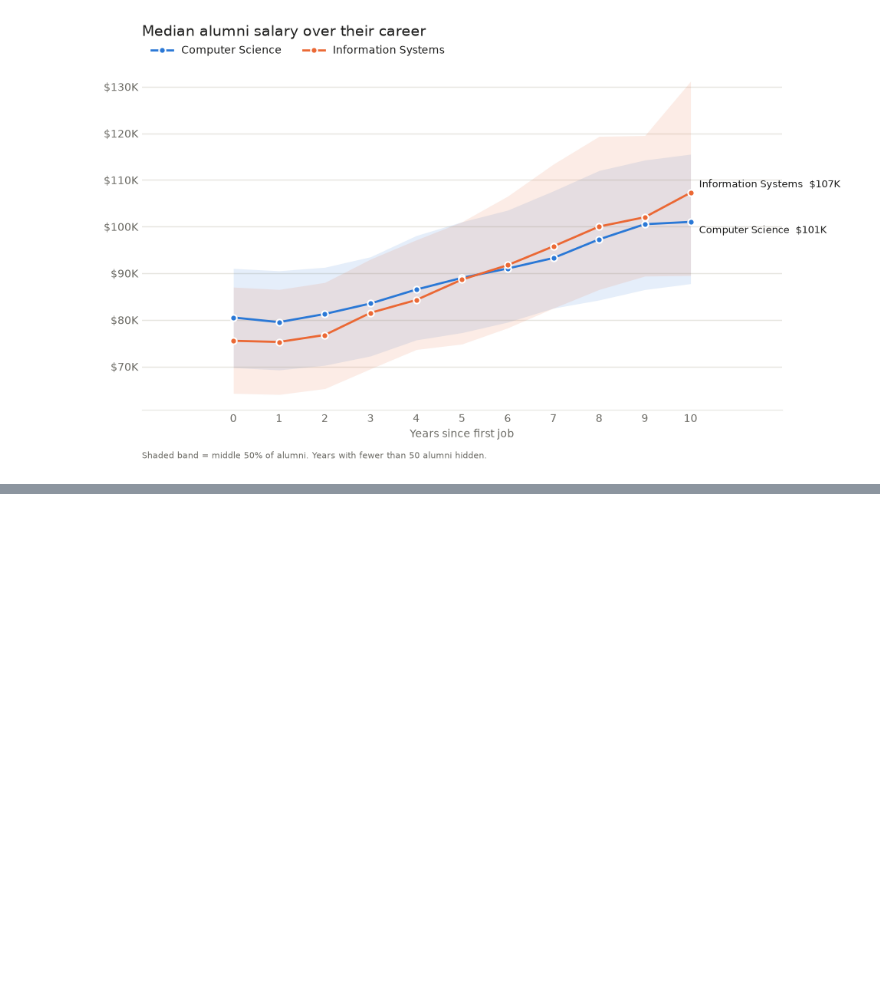
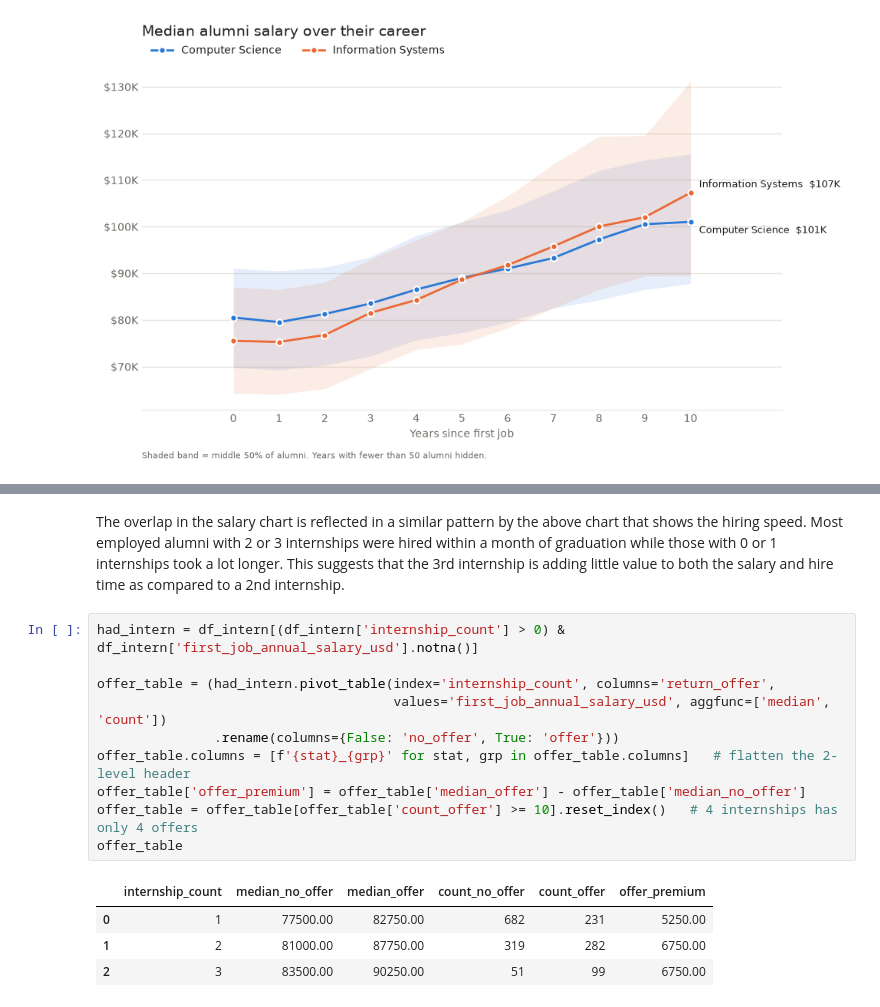
Before and after one commit to WestphalianFresco/TSWhackUMBC, a Jupyter notebook: dataset_analysis.ipynb, the cells around one changed output, grey strips where cells are left out. Drawn from its saved outputs; the diff is of its cells as text; blank space fills up the shorter version.

```diff
--- a/dataset_analysis.ipynb
+++ b/dataset_analysis.ipynb
@@ -230,0 +333,17 @@ This idea of similar salaries is further shown in the above chart, where the med
+# %% [markdown]
+The overlap in the salary chart is reflected in a similar pattern by the above chart that shows the hiring speed. Most employed alumni with 2 or 3 internships were hired within a month of graduation while those with 0 or 1 internships took a lot longer. This suggests that the 3rd internship is adding little value to both the salary and hire time as compared to a 2nd internship.
+# %%
+had_intern = df_intern[(df_intern['internship_count'] > 0) & df_intern['first_job_annual_salary_usd'].notna()]
+
+offer_table = (had_intern.pivot_table(index='internship_count', columns='return_offer',
+                                      values='first_job_annual_salary_usd', aggfunc=['median', 'count'])
+               .rename(columns={False: 'no_offer', True: 'offer'}))
+offer_table.columns = [f'{stat}_{grp}' for stat, grp in offer_table.columns]   # flatten the 2-level header
+offer_table['offer_premium'] = offer_table['median_offer'] - offer_table['median_no_offer']
+offer_table = offer_table[offer_table['count_offer'] >= 10].reset_index()   # 4 internships has only 4 offers
+offer_table
+# %% [output]
+|  | internship_count | median_no_offer | median_offer | count_no_offer | count_offer | offer_premium |
+| 0 | 1 | 77500.00 | 82750.00 | 682 | 231 | 5250.00 |
+| 1 | 2 | 81000.00 | 87750.00 | 319 | 282 | 6750.00 |
+| 2 | 3 | 83500.00 | 90250.00 | 51 | 99 | 6750.00 |
```
Also changed, not shown: parts of 12 cells of this notebook.
